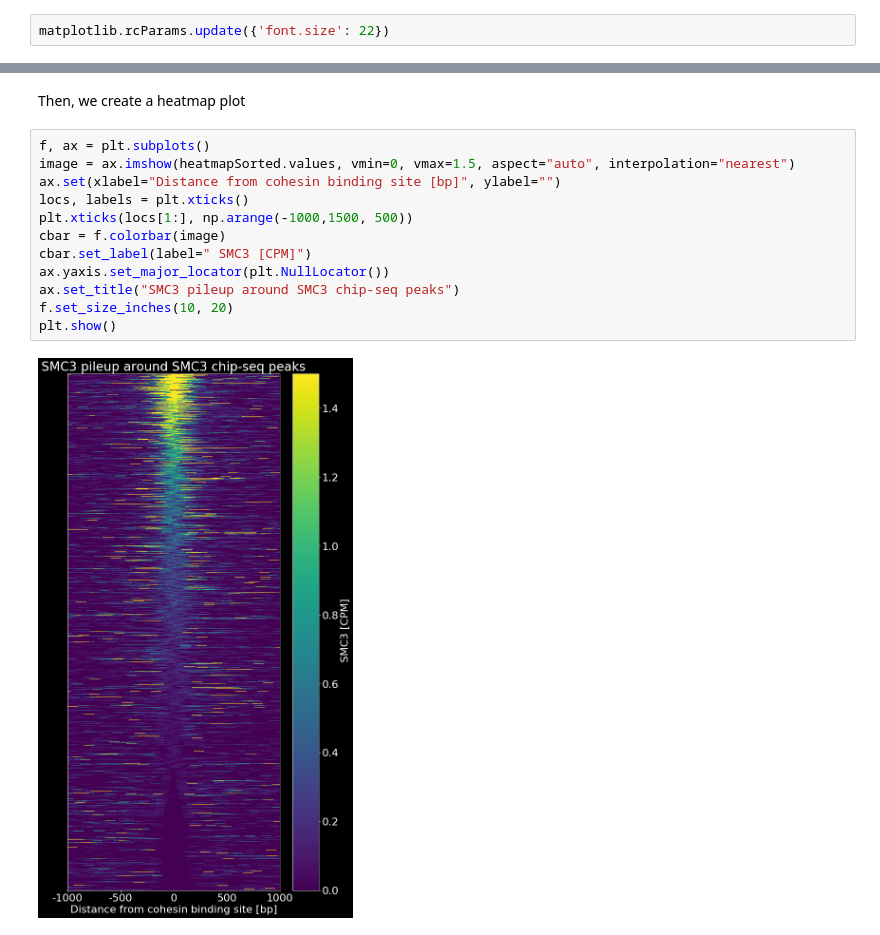
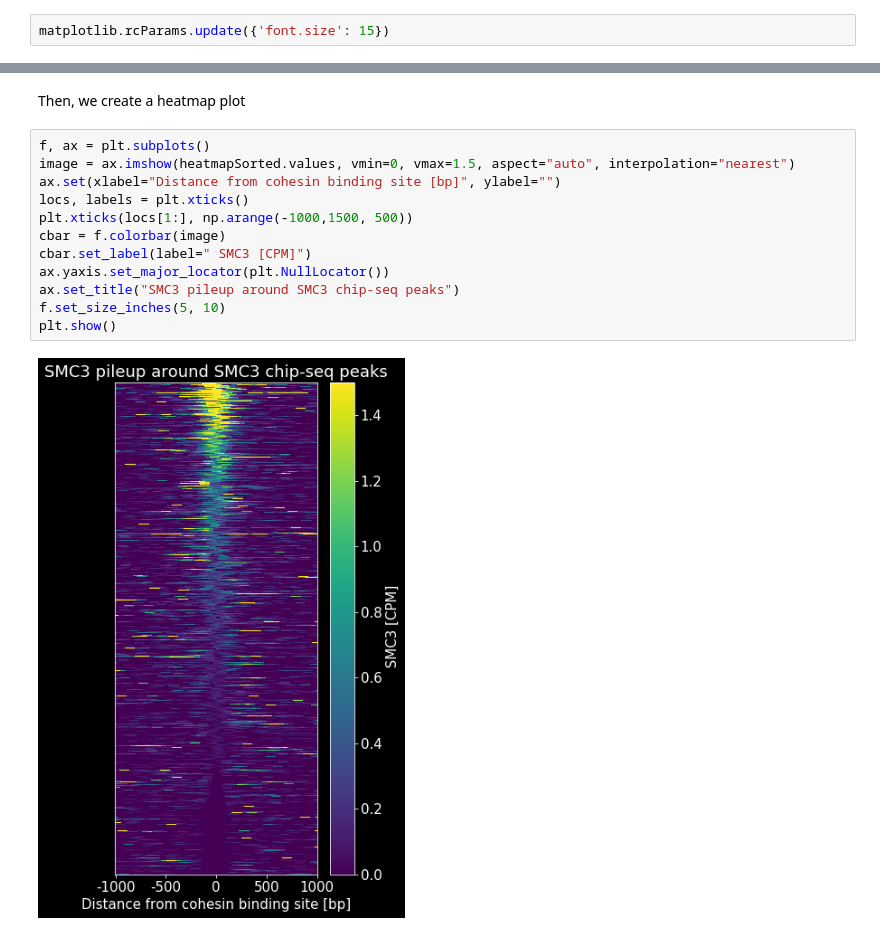
Before and after one commit to Mittmich/Sequencing_data_lesson_1, a Jupyter notebook: Example2_SMC3_pileup.ipynb, the cells around one changed output, grey strips where cells are left out. Saved outputs shown, nothing was run; the diff lists cells and outputs as text.

```diff
--- a/Example2_SMC3_pileup.ipynb
+++ b/Example2_SMC3_pileup.ipynb
@@ -9,7 +9,7 @@ import os
 # %% [markdown]
 Define matplotlib plotting paramters
 # %%
-matplotlib.rcParams.update({'font.size': 22})
+matplotlib.rcParams.update({'font.size': 15})
 # %% [markdown]
 Change Working directory to the directory where the files are
 # %%
@@ -170,14 +170,14 @@ Then, we create a heatmap plot
 # %%
 f, ax = plt.subplots()
 image = ax.imshow(heatmapSorted.values, vmin=0, vmax=1.5, aspect="auto", interpolation="nearest")
 ax.set(xlabel="Distance from cohesin binding site [bp]", ylabel="")
 locs, labels = plt.xticks()
 plt.xticks(locs[1:], np.arange(-1000,1500, 500))
 cbar = f.colorbar(image)
 cbar.set_label(label=" SMC3 [CPM]")
 ax.yaxis.set_major_locator(plt.NullLocator())
 ax.set_title("SMC3 pileup around SMC3 chip-seq peaks")
-f.set_size_inches(10, 20)
+f.set_size_inches(5, 10)
 plt.show()
 # %% [output]
-[figure, old version]
+[figure, new version]
```
Also changed, not shown: parts of 2 cells of this notebook.
